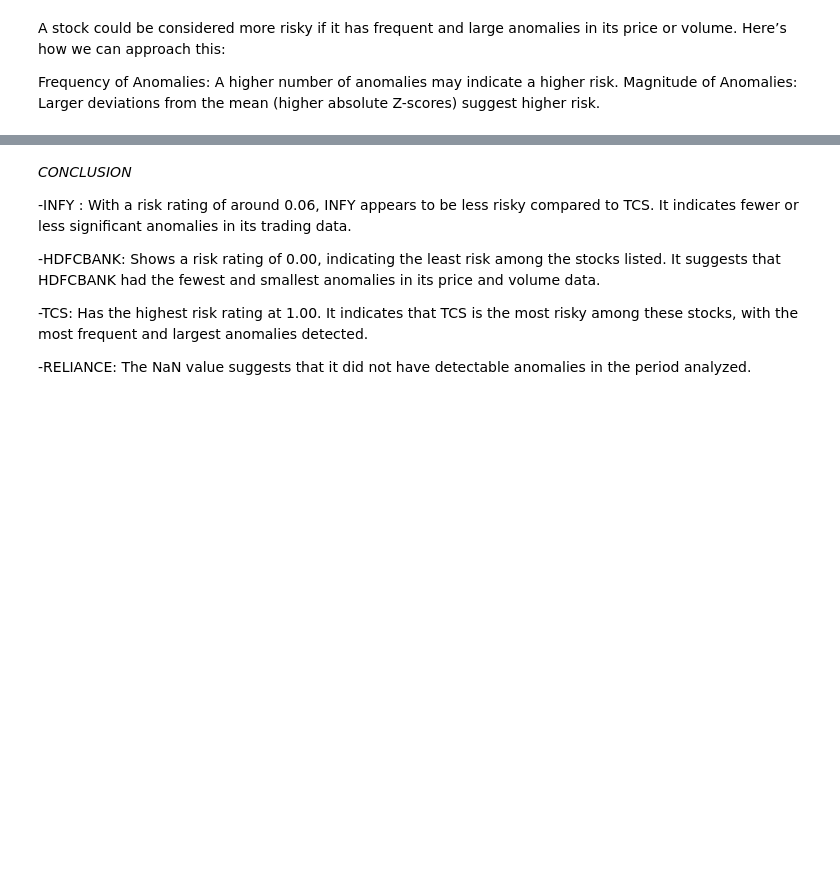
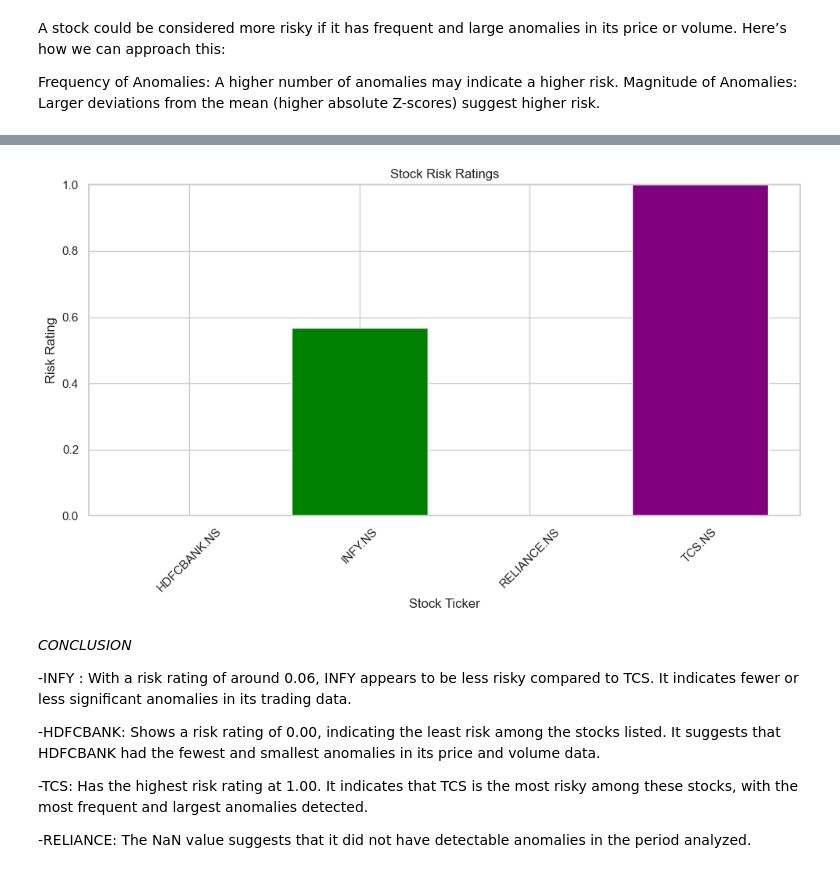
Before and after one commit to JanhaviiiP/Stock-Market-finance-, a Jupyter notebook: stock market.ipynb, the cells around one changed output, grey strips where cells are left out. Cells and saved outputs as stored; diff of their text form; code cells hidden in the pictures; blank space fills up the shorter version.

```diff
--- a/stock market.ipynb
+++ b/stock market.ipynb
@@ -573,6 +593,33 @@ INFY.NS        0.657699
 RELIANCE.NS         NaN
 TCS.NS         1.000000
 Name: Z-score, dtype: float64
+# %%
+import matplotlib.pyplot as plt
+
+# Define the risk ratings data
+risk_rating = {
+    'HDFCBANK.NS': 0.000000,
+    'INFY.NS': 0.567162,
+    'RELIANCE.NS': float('nan'),  # Handle NaN values
+    'TCS.NS': 1.000000
+}
+
+# Create a bar chart
+plt.figure(figsize=(10, 6))
+plt.bar(risk_rating.keys(), risk_rating.values(), color=['blue', 'green', 'red', 'purple'])
+
+# Handle NaN values by replacing them with 'N/A' in the label
+plt.xlabel('Stock Ticker')
+plt.ylabel('Risk Rating')
+plt.title('Stock Risk Ratings')
+plt.ylim(0, 1)  # Set y-axis limit from 0 to 1
+plt.xticks(rotation=45)
+plt.tight_layout()
+
+# Display the plot
+plt.show()
+# %% [output]
+[figure, added]
 # %% [markdown]
 *CONCLUSION*
 
```
Also changed, not shown: parts of 16 cells of this notebook.
